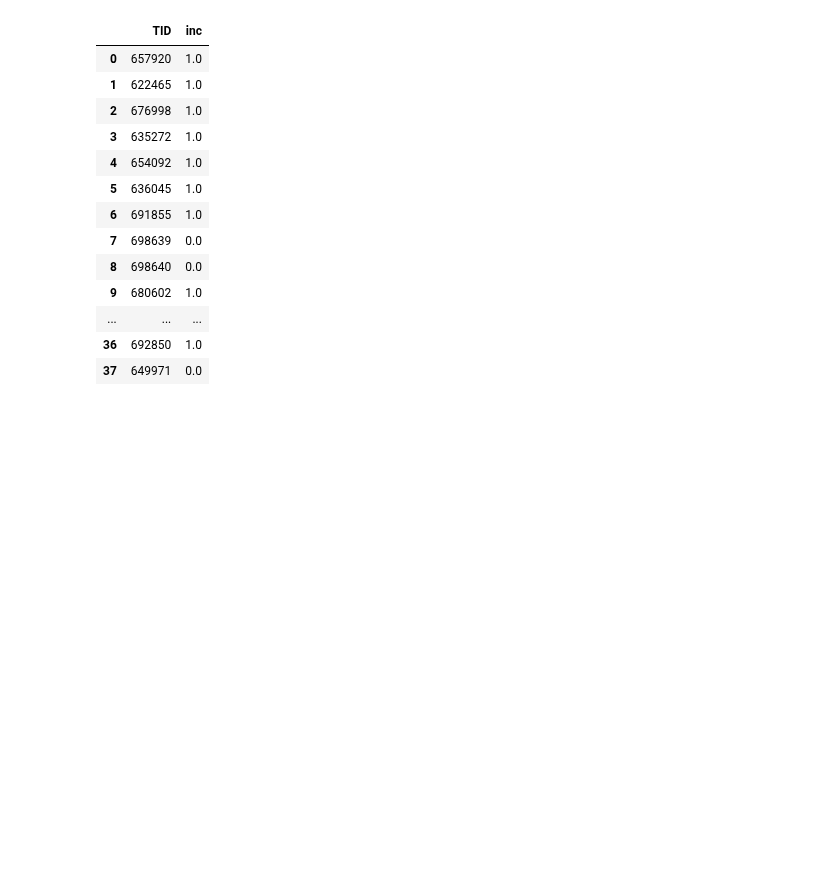
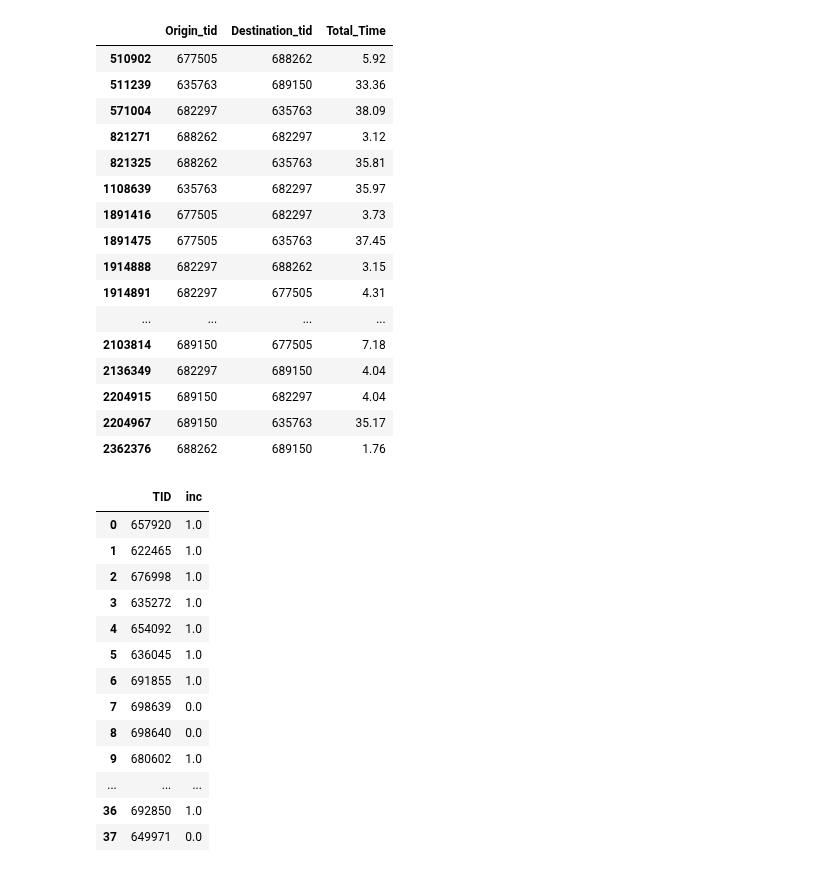
Before and after one commit to SerSmith/bank_schedule, a Jupyter notebook: main.ipynb, the cells around one changed output. Saved outputs shown, nothing was run; the diff lists cells and outputs as text; code cells hidden in the pictures; blank space fills up the shorter version.

```diff
--- a/main.ipynb
+++ b/main.ipynb
@@ -241,3 +82,25 @@ out.append((presolved_models, presolved_results, cluster_num))
+# %%
+dm = data.get_distance_matrix()
+# %%
+dm[dm['Origin_tid'].isin([677505, 635763, 688262, 682297, 689150]) & dm['Destination_tid'].isin([677505, 635763, 688262, 682297, 689150])]
+# %% [output]
+|  | Origin_tid | Destination_tid | Total_Time |
+| 510902 | 677505 | 688262 | 5.92 |
+| 511239 | 635763 | 689150 | 33.36 |
+| 571004 | 682297 | 635763 | 38.09 |
+| 821271 | 688262 | 682297 | 3.12 |
+| 821325 | 688262 | 635763 | 35.81 |
+| 1108639 | 635763 | 682297 | 35.97 |
+| 1891416 | 677505 | 682297 | 3.73 |
+| 1891475 | 677505 | 635763 | 37.45 |
+| 1914888 | 682297 | 688262 | 3.15 |
+| 1914891 | 682297 | 677505 | 4.31 |
+| ... | ... | ... | ... |
+| 2103814 | 689150 | 677505 | 7.18 |
+| 2136349 | 682297 | 689150 | 4.04 |
+| 2204915 | 689150 | 682297 | 4.04 |
+| 2204967 | 689150 | 635763 | 35.17 |
+| 2362376 | 688262 | 689150 | 1.76 |
 # %%
 out = [(presolved_models, presolved_results, 0)]
 # %%
```
Also changed, not shown: parts of 5 cells of this notebook, 1 other file.
